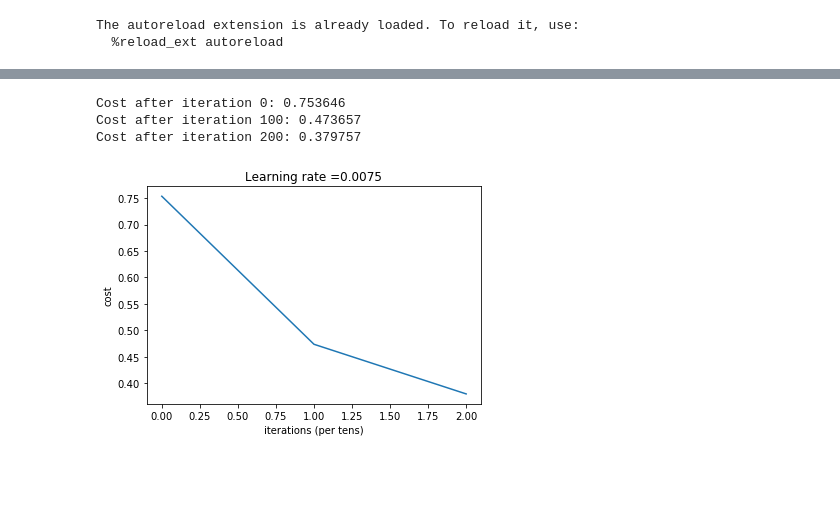
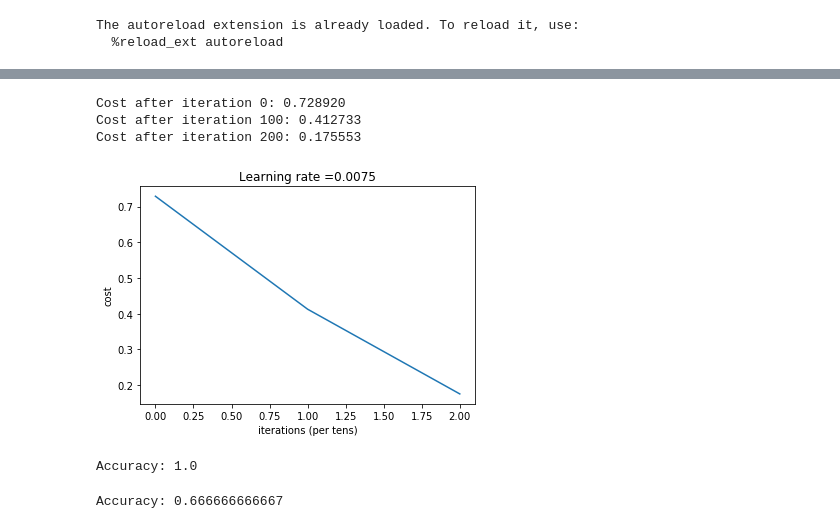
Before and after one commit to mattroz/ml-sandbox, a Jupyter notebook: deep_learning/deep_neural_network/deep_NN_test.ipynb, the cells around one changed output, grey strips where cells are left out. Drawn from its saved outputs; the diff is of its cells as text; code cells hidden in the pictures; blank space fills up the shorter version.

Commit message:
Implemented dataset loading and basic preprocessing

```diff
--- a/deep_learning/deep_neural_network/deep_NN_test.ipynb
+++ b/deep_learning/deep_neural_network/deep_NN_test.ipynb
@@ -25,16 +23,0 @@ train_x_orig, train_y, test_x_orig, test_y, classes = load_h5_data()
-# %%
-m_train = train_x_orig.shape[0]
-num_px = train_x_orig.shape[1]
-m_test = test_x_orig.shape[0]
-
-# Reshape the training and test examples
-train_x_flatten = train_x_orig.reshape(train_x_orig.shape[0], -1).T   # The "-1" makes reshape flatten the remaining dimensions
-test_x_flatten = test_x_orig.reshape(test_x_orig.shape[0], -1).T
-
-# Standardize data to have feature values between 0 and 1.
-train_x = train_x_flatten/255.
-test_x = test_x_flatten/255.
-
-print ("train_x's shape: " + str(train_x.shape))
-print ("test_x's shape: " + str(test_x.shape))
-num_px
@@ -44,0 +62,4 @@ test_x's shape: (12288, 50)
+# %%
+X_train, X_test, Y_train, Y_test = load_jpeg_dataset(5000)
+plt.title('Example pic')
+plt.imshow(X_train[:,11].reshape(64,64,3), interpolation='nearest')
@@ -45,12 +69,16 @@ test_x's shape: (12288, 50)
 # %%
-layers_size = [12288,128, 64, 16, 4, 1]
-parameters = deep_NN_model(train_x, train_y, layers_size, learning_rate=0.0075, n_iters=300)
+layers_size = [12288, 64, 16, 4, 1]
+parameters = deep_NN_model(X_train, Y_train, layers_size, learning_rate=0.0075, n_iters=3000)
 # %% [output]
-Cost after iteration 0: 0.753646
-Cost after iteration 100: 0.473657
-Cost after iteration 200: 0.379757
+Cost after iteration 0: 0.728920
+Cost after iteration 100: 0.412733
+Cost after iteration 200: 0.175553
-[figure, old version]
+[figure, new version]
 # %%
-predictions_train = predict(train_x, train_y, parameters)
+predictions_train = predict(X_train, Y_train, parameters)
+# %% [output]
+Accuracy: 1.0
 # %%
-predictions_test = predict(test_x, test_y, parameters)
+predictions_test = predict(X_test, Y_test, parameters)
+# %% [output]
+Accuracy: 0.666666666667
```
Also changed, not shown: parts of 7 cells of this notebook.
